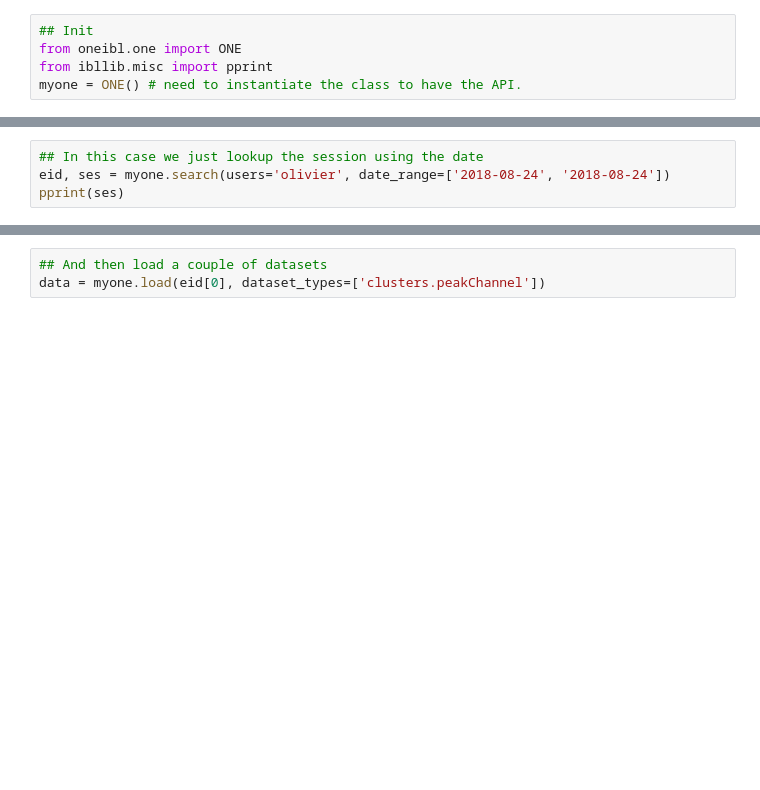
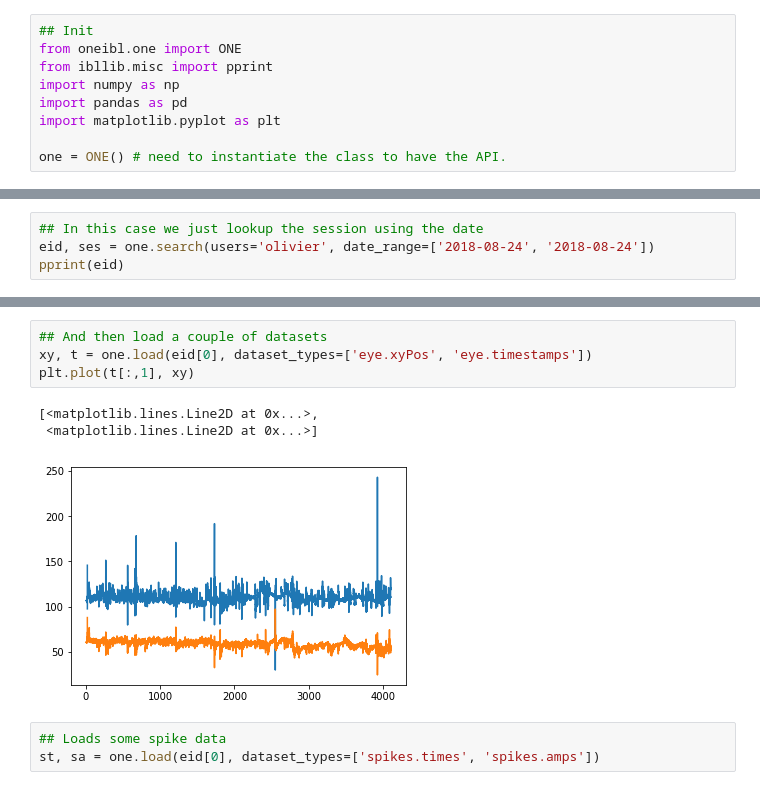
Before and after one commit to int-brain-lab/ibllib, a Jupyter notebook: python/oneibl/examples/one_demo.py.ipynb, the cells around one changed output, grey strips where cells are left out. Drawn from its saved outputs; the diff is of its cells as text; blank space fills up the shorter version.

Commit message:
gitflow-hotfix-stash: ow
Add Ipython notebook with quick plots

```diff
--- a/python/oneibl/examples/one_demo.py.ipynb
+++ b/python/oneibl/examples/one_demo.py.ipynb
@@ -2,4 +2,8 @@
 ## Init
 from oneibl.one import ONE
 from ibllib.misc import pprint
-myone = ONE() # need to instantiate the class to have the API.
+import numpy as np
+import pandas as pd
+import matplotlib.pyplot as plt
+
+one = ONE() # need to instantiate the class to have the API.
@@ -8,4 +10,4 @@ ModuleNotFoundError: No module named 'one'
 # %%
 ## In this case we just lookup the session using the date
-eid, ses = myone.search(users='olivier', date_range=['2018-08-24', '2018-08-24'])
-pprint(ses)
+eid, ses = one.search(users='olivier', date_range=['2018-08-24', '2018-08-24'])
+pprint(eid)
@@ -12,3 +23,11 @@ pprint(ses)
 # %%
 ## And then load a couple of datasets
-data = myone.load(eid[0], dataset_types=['clusters.peakChannel'])
+xy, t = one.load(eid[0], dataset_types=['eye.xyPos', 'eye.timestamps'])
+plt.plot(t[:,1], xy)
+# %% [output]
+[<matplotlib.lines.Line2D at 0x...>,
+ <matplotlib.lines.Line2D at 0x...>]
+[figure, added]
+# %%
+## Loads some spike data
+st, sa = one.load(eid[0], dataset_types=['spikes.times', 'spikes.amps'])
```
Also changed, not shown: parts of 4 cells of this notebook, 3 other files.
